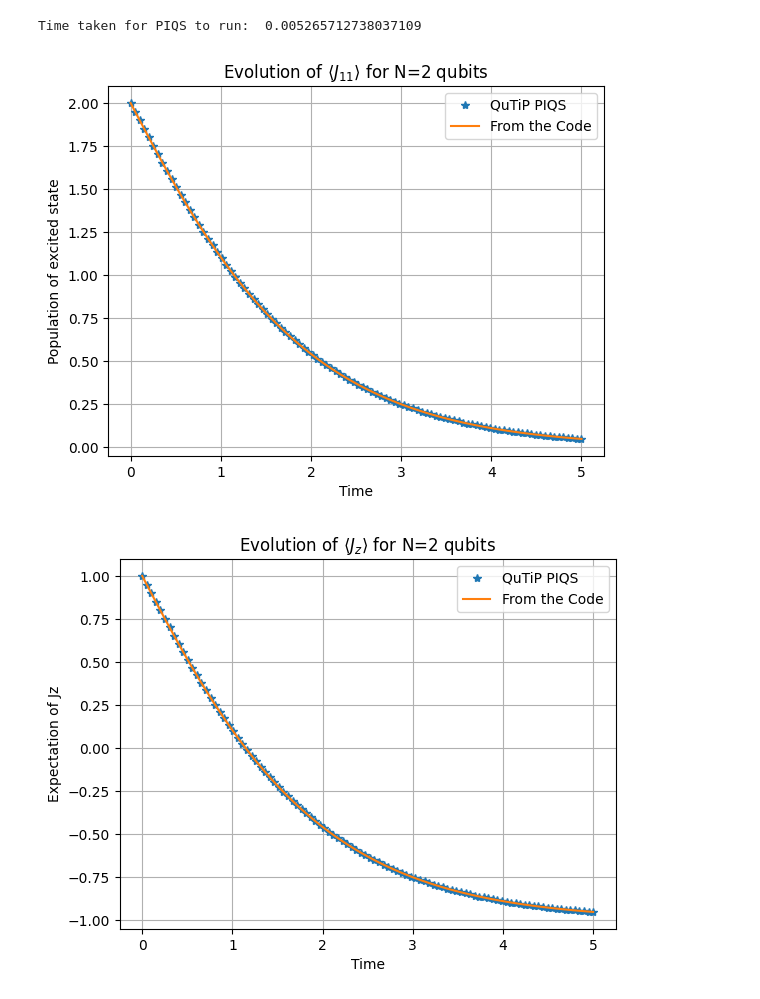
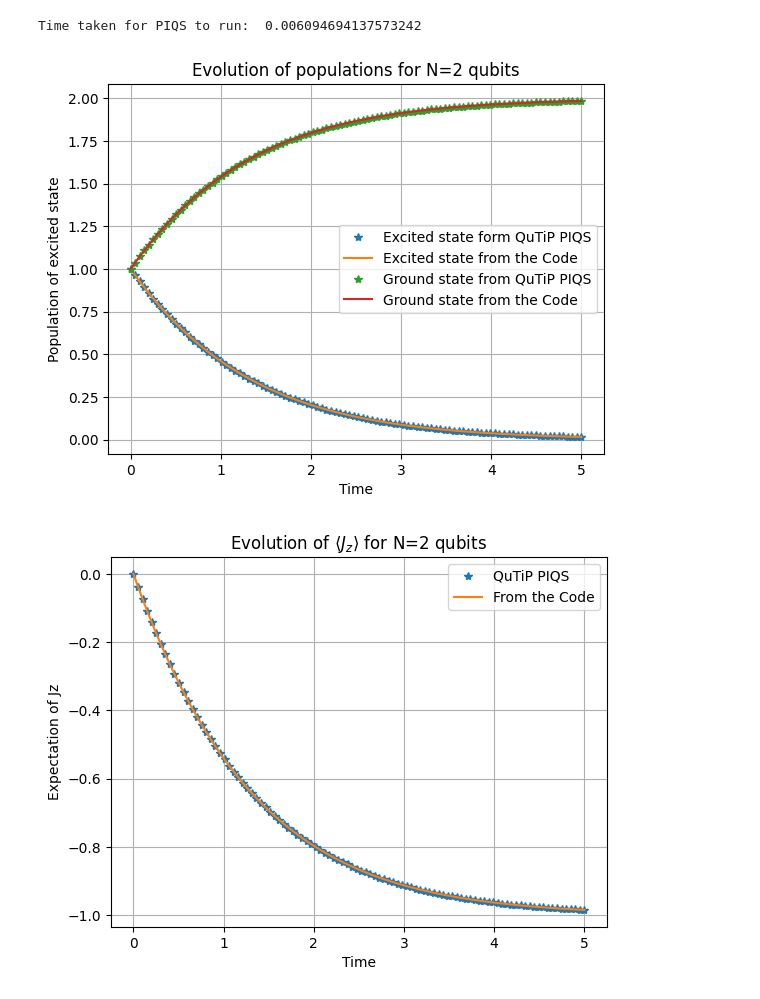
Before and after one commit to sayam1454/Permutation_Symmetric_Open_Quantum_Systems, a Jupyter notebook: Two Level Systems/tls.ipynb, the cells around one changed output. Saved outputs shown, nothing was run; the diff lists cells and outputs as text; code cells hidden in the pictures.

```diff
--- a/Two Level Systems/tls.ipynb
+++ b/Two Level Systems/tls.ipynb
@@ -17,8 +17,8 @@ import time
 N=2
 
 # Initial state parameters |theta,phi>
-theta = np.pi
-phi = np.pi/4
+theta = np.pi/2
+phi = np.pi/2
 
 # Lindblad parameters
 gamma=0            #Decay rate
@@ -234,7 +260,10 @@ Time taken for the entire code to run:  0.020015239715576172
 start_time_piqs=time.time()
 [jx , jy , jz] = piqs.jspin (N)
 piqs_sys = piqs.Dicke(N=N, pumping=k,emission=gamma, dephasing=gamma_phi, collective_emission=gamma_col, collective_pumping=k_col)
-D=piqs_sys.liouvillian()
+
+H=jz**2
+
+D=piqs_sys.liouvillian()+(-1j*piqs.spre(H)+1j*piqs.spost(H))
 #rho0_piqs = piqs.ghz(N)
 #rho0_piqs = piqs.dicke (N,N/2,-N/2)
 rho0_piqs = piqs.css (N,np.pi-theta,-phi,basis="dicke",coordinates="polar")
@@ -243,37 +272,66 @@ result = mesolve (D , rho0_piqs , t_eval,[])
 rhot = result.states
 jzt = expect (rhot , jz)
 piqs_pop_n11 = [i+N/2 for i in jzt]
+piqs_pop_n00 = [N - i for i in piqs_pop_n11]
 
 jxt = expect (rhot , jx)
+jyt= expect (rhot , jy)
 
 end_time_piqs=time.time()
 print("Time taken for PIQS to run: ",end_time_piqs-start_time_piqs)
 # %% [output]
-Time taken for PIQS to run:  0.005265712738037109
+Time taken for PIQS to run:  0.006094694137573242
 # %%
 #Comparison Plotting
-plt.plot(t_eval, piqs_pop_n11, '*', label='QuTiP PIQS')
-plt.plot(t_eval, J11, label="From the Code")
+plt.plot(t_eval, piqs_pop_n11, '*', label='Excited state form QuTiP PIQS')
+plt.plot(t_eval, J11, label="Excited state from the Code")
+
+
+plt.plot(t_eval, piqs_pop_n00, '*', label='Ground state from QuTiP PIQS')
+plt.plot(t_eval, J00, label="Ground state from the Code")
 
 
 plt.xlabel("Time")
 plt.ylabel("Population of excited state")
-plt.title(r"Evolution of $\langle J_{11} \rangle$ for N="+str(N)+" qubits")
+plt.title(r"Evolution of populations for N="+str(N)+" qubits")
 plt.grid(True)
 plt.legend()
 plt.show()
 
 
 plt.plot(t_eval, jzt, '*', label='QuTiP PIQS')
 plt.plot(t_eval, Jz, label="From the Code")
 
 
 plt.xlabel("Time")
 plt.ylabel("Expectation of Jz")
 plt.title(r"Evolution of $\langle J_z \rangle$ for N="+str(N)+" qubits")
 plt.grid(True)
 plt.legend()
 plt.show()
+
+plt.plot(t_eval, jxt, '*', label='QuTiP PIQS')
+plt.plot(t_eval, Jx, label="From the Code")
+
+
+plt.xlabel("Time")
+plt.ylabel("Expectation of Jx")
+plt.title(r"Evolution of $\langle J_x \rangle$ for N="+str(N)+" qubits")
+plt.grid(True)
+plt.legend()
+plt.show()
+
+
+plt.plot(t_eval, jyt, '*', label='QuTiP PIQS')
+plt.plot(t_eval, Jy, label="From the Code")
+
+
+plt.xlabel("Time")
+plt.ylabel("Expectation of Jy")
+plt.title(r"Evolution of $\langle J_y \rangle$ for N="+str(N)+" qubits")
+plt.grid(True)
+plt.legend()
+plt.show()
 # %% [output]
-[figure, old version]
+[figure, new version]
-[figure, old version]
+[figure, new version]
```
Also changed, not shown: parts of 2 cells of this notebook, 1 other file.
